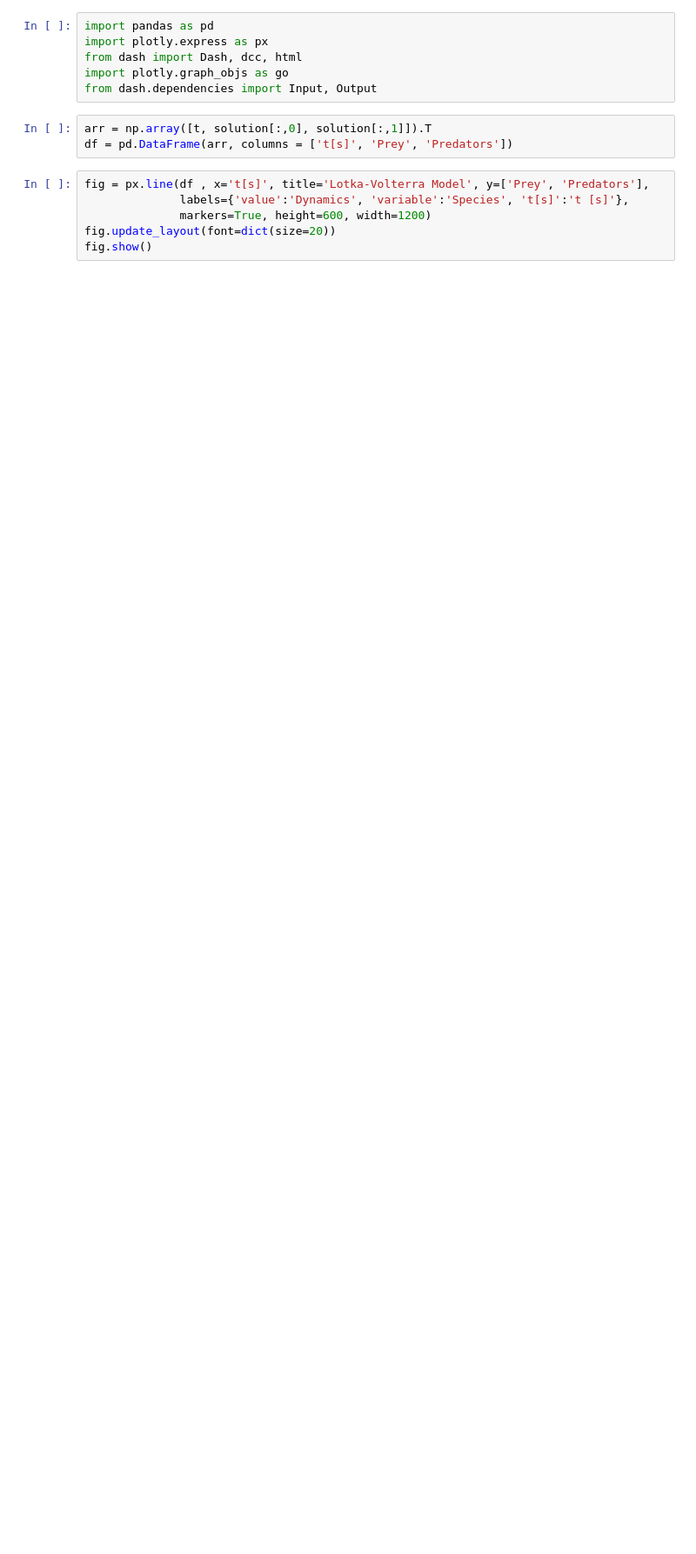
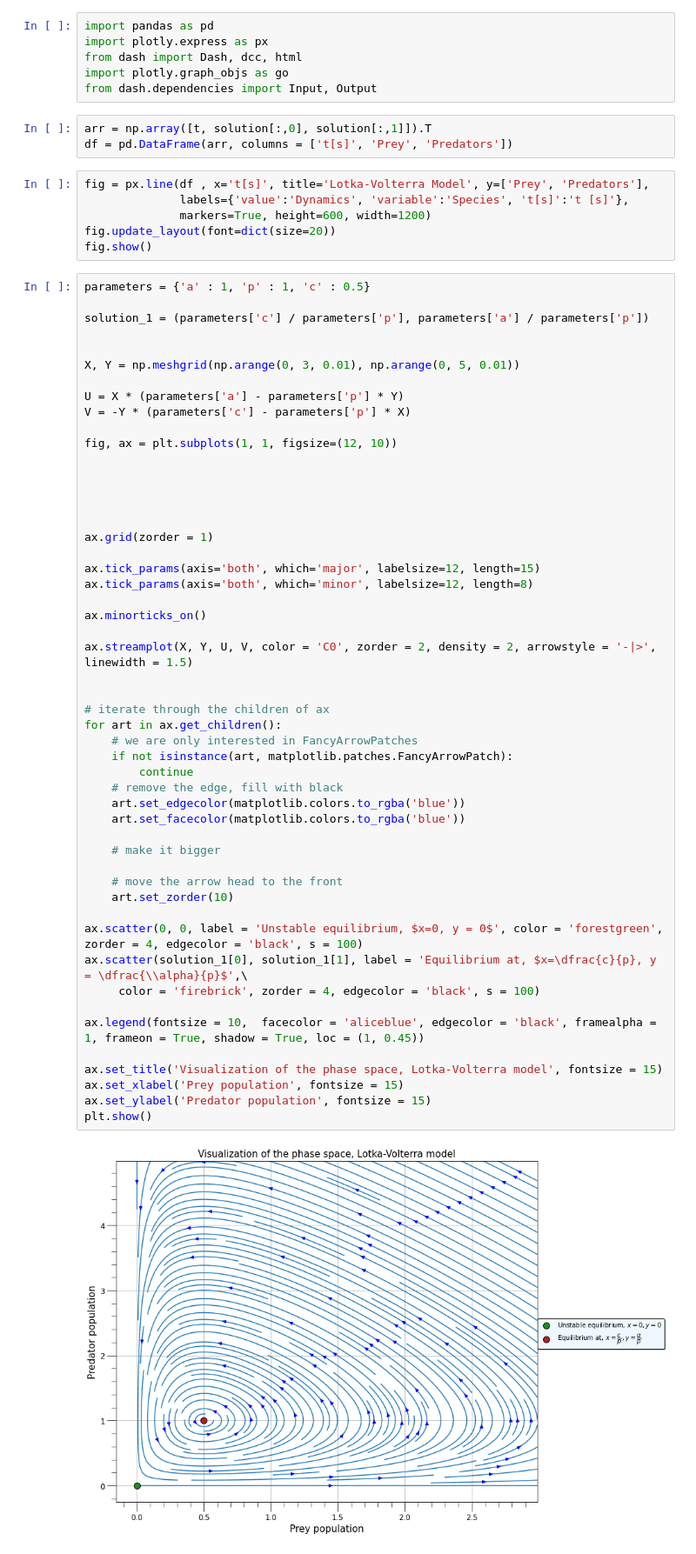
Before and after one commit to AndreaLazzari/PhysicalModelsOfLivingSystems, a Jupyter notebook: Week3/Week3_Homework_Lazzari.ipynb, the cells around one changed output. Shown at 87% size. Drawn from its saved outputs; the diff is of its cells as text; blank space fills up the shorter version.

```diff
--- a/Week3/Week3_Homework_Lazzari.ipynb
+++ b/Week3/Week3_Homework_Lazzari.ipynb
@@ -180,6 +180,59 @@ fig = px.line(df , x='t[s]', title='Lotka-Volterra Model', y=['Prey', 'Predators
               markers=True, height=600, width=1200)
 fig.update_layout(font=dict(size=20))
 fig.show()
+# %%
+parameters = {'a' : 1, 'p' : 1, 'c' : 0.5}
+
+solution_1 = (parameters['c'] / parameters['p'], parameters['a'] / parameters['p'])
+
+
+X, Y = np.meshgrid(np.arange(0, 3, 0.01), np.arange(0, 5, 0.01))
+
+U = X * (parameters['a'] - parameters['p'] * Y)
+V = -Y * (parameters['c'] - parameters['p'] * X)
+
+fig, ax = plt.subplots(1, 1, figsize=(12, 10))
+
+
+
+
+
+ax.grid(zorder = 1)
+
+ax.tick_params(axis='both', which='major', labelsize=12, length=15)
+ax.tick_params(axis='both', which='minor', labelsize=12, length=8)
+
+ax.minorticks_on()
+
+ax.streamplot(X, Y, U, V, color = 'C0', zorder = 2, density = 2, arrowstyle = '-|>', linewidth = 1.5)
+
+
+# iterate through the children of ax
+for art in ax.get_children():
+    # we are only interested in FancyArrowPatches
+    if not isinstance(art, matplotlib.patches.FancyArrowPatch):
+        continue
+    # remove the edge, fill with black
+    art.set_edgecolor(matplotlib.colors.to_rgba('blue'))
+    art.set_facecolor(matplotlib.colors.to_rgba('blue'))
+
+    # make it bigger
+
+    # move the arrow head to the front
+    art.set_zorder(10)
+
+ax.scatter(0, 0, label = 'Unstable equilibrium, $x=0, y = 0$', color = 'forestgreen', zorder = 4, edgecolor = 'black', s = 100)
+ax.scatter(solution_1[0], solution_1[1], label = 'Equilibrium at, $x=\dfrac{c}{p}, y = \dfrac{\\alpha}{p}$',\
+     color = 'firebrick', zorder = 4, edgecolor = 'black', s = 100)
+
+ax.legend(fontsize = 10,  facecolor = 'aliceblue', edgecolor = 'black', framealpha = 1, frameon = True, shadow = True, loc = (1, 0.45))
+
+ax.set_title('Visualization of the phase space, Lotka-Volterra model', fontsize = 15)
+ax.set_xlabel('Prey population', fontsize = 15)
+ax.set_ylabel('Predator population', fontsize = 15)
+plt.show()
+# %% [output]
+[figure, added]
 # %% [markdown]
 ## Interactive plot
 
```
Also changed, not shown: parts of 4 cells of this notebook.
